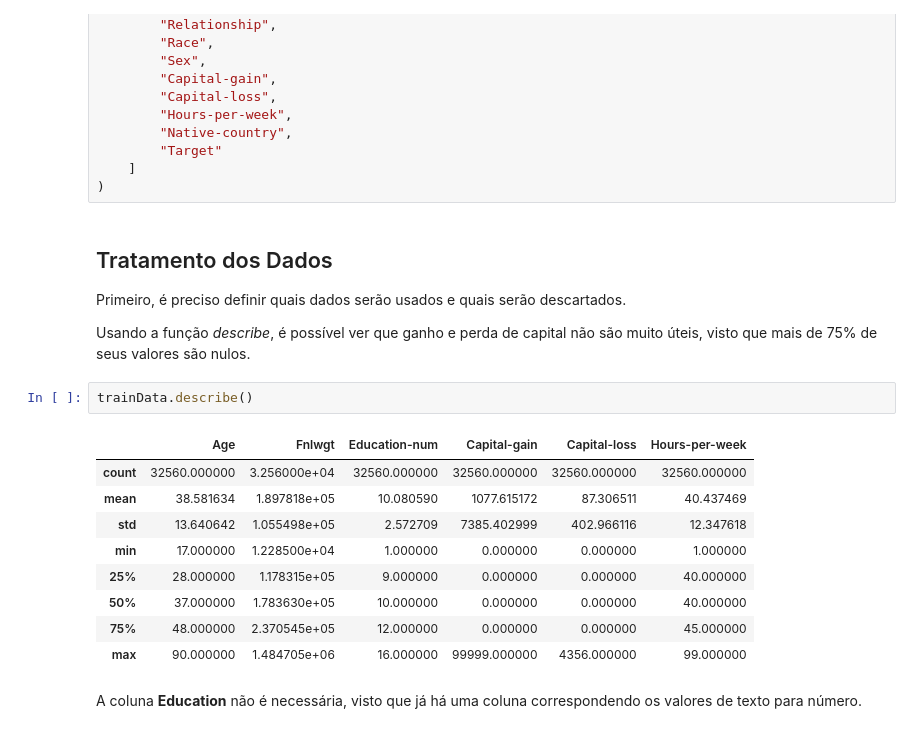
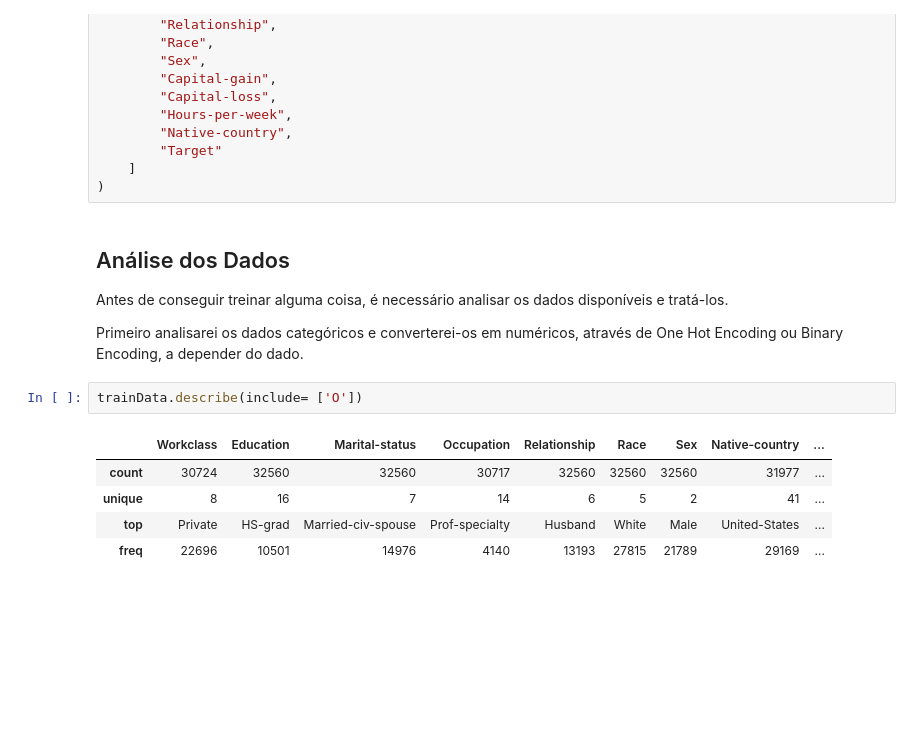
Before and after one commit to PedroCazelatto/PMR3508, a Jupyter notebook: kNN for Dataset Adult/kNN_notebook.ipynb, the cells around one changed output. Saved outputs shown, nothing was run; the diff lists cells and outputs as text; blank space fills up the shorter version.

Commit message:
Data Prep finished

```diff
--- a/kNN for Dataset Adult/kNN_notebook.ipynb
+++ b/kNN for Dataset Adult/kNN_notebook.ipynb
@@ -38,23 +40,17 @@ trainData = pd.read_csv(
         "Target"
     ]
 )
-# %% [markdown]
-## Tratamento dos Dados
-
-Primeiro, é preciso definir quais dados serão usados e quais serão descartados.
-
-Usando a função *describe*, é possível ver que ganho e perda de capital não são muito úteis, visto que mais de 75% de seus valores são nulos.
+# %% [markdown]
+## Análise dos Dados
+
+Antes de conseguir treinar alguma coisa, é necessário analisar os dados disponíveis e tratá-los.
+
+Primeiro analisarei os dados categóricos e converterei-os em numéricos, através de One Hot Encoding ou Binary Encoding, a depender do dado.
 # %%
-trainData.describe()
+trainData.describe(include= ['O'])
 # %% [output]
-|  | Age | Fnlwgt | Education-num | Capital-gain | Capital-loss | Hours-per-week |
-| count | 32560.000000 | 3.256000e+04 | 32560.000000 | 32560.000000 | 32560.000000 | 32560.000000 |
-| mean | 38.581634 | 1.897818e+05 | 10.080590 | 1077.615172 | 87.306511 | 40.437469 |
-| std | 13.640642 | 1.055498e+05 | 2.572709 | 7385.402999 | 402.966116 | 12.347618 |
-| min | 17.000000 | 1.228500e+04 | 1.000000 | 0.000000 | 0.000000 | 1.000000 |
-| 25% | 28.000000 | 1.178315e+05 | 9.000000 | 0.000000 | 0.000000 | 40.000000 |
-| 50% | 37.000000 | 1.783630e+05 | 10.000000 | 0.000000 | 0.000000 | 40.000000 |
-| 75% | 48.000000 | 2.370545e+05 | 12.000000 | 0.000000 | 0.000000 | 45.000000 |
-| max | 90.000000 | 1.484705e+06 | 16.000000 | 99999.000000 | 4356.000000 | 99.000000 |
+|  | Workclass | Education | Marital-status | Occupation | Relationship | Race | Sex | Native-country | ... |
+| count | 30724 | 32560 | 32560 | 30717 | 32560 | 32560 | 32560 | 31977 | ... |
+| unique | 8 | 16 | 7 | 14 | 6 | 5 | 2 | 41 | ... |
+| top | Private | HS-grad | Married-civ-spouse | Prof-specialty | Husband | White | Male | United-States | ... |
+| freq | 22696 | 10501 | 14976 | 4140 | 13193 | 27815 | 21789 | 29169 | ... |
-# %% [markdown]
-A coluna **Education** não é necessária, visto que já há uma coluna correspondendo os valores de texto para número.
```
Also changed, not shown: parts of 32 cells of this notebook.
